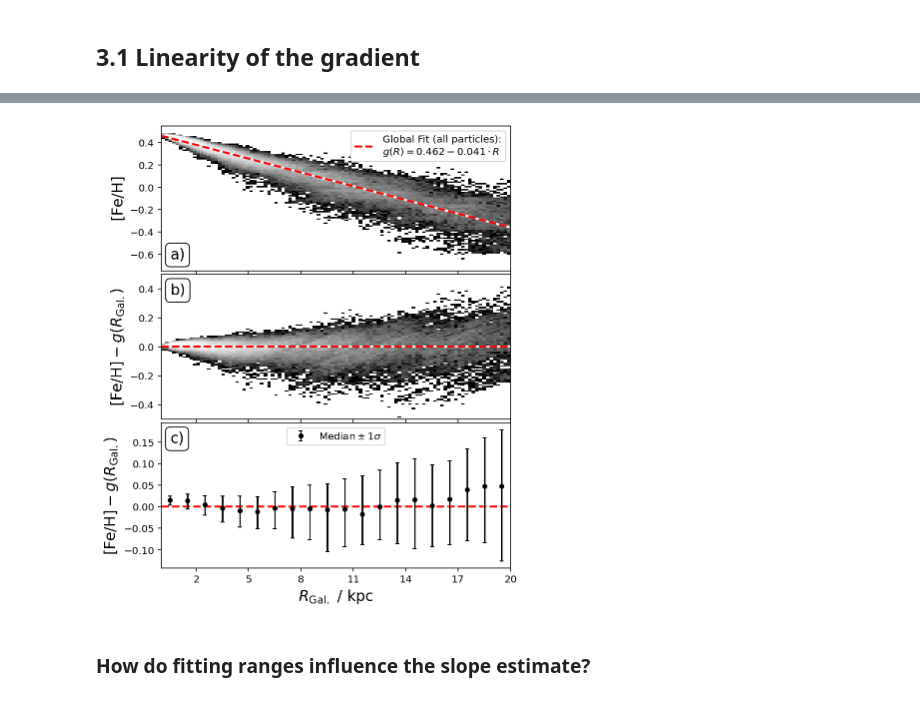
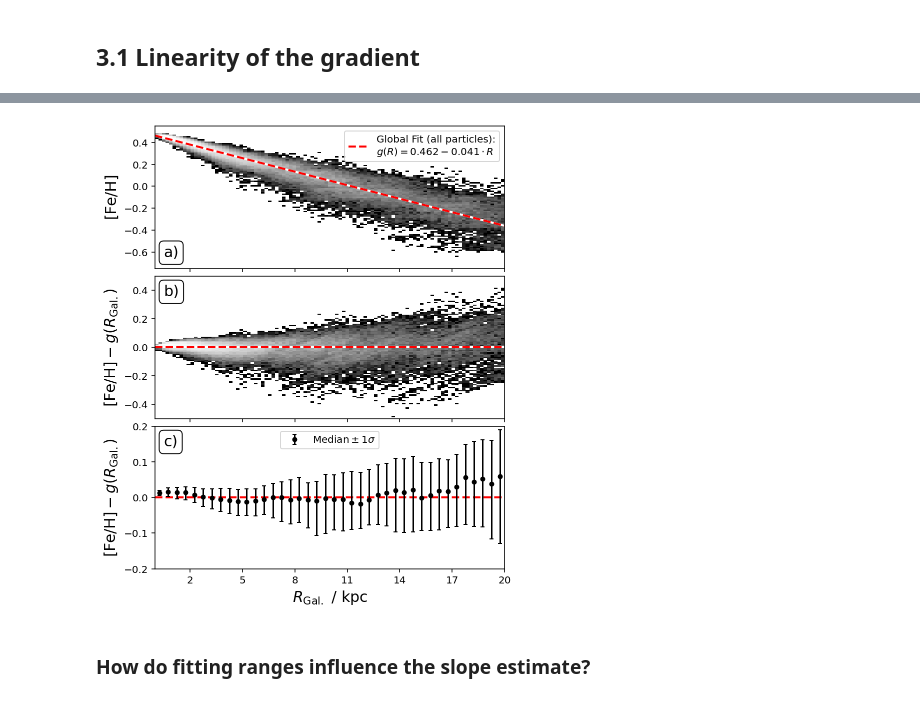
Before and after one commit to svenbuder/nihao_radial_metallicity_gradients, a Jupyter notebook: nihao_radial_metallicity_gradients.ipynb, the cells around one changed output, grey strips where cells are left out. Cells and saved outputs as stored; diff of their text form; code cells hidden in the pictures.

Commit message:
added feh spread at different radii

```diff
--- a/nihao_radial_metallicity_gradients.ipynb
+++ b/nihao_radial_metallicity_gradients.ipynb
@@ -392,7 +392,9 @@ ax.text(0.025,0.94,panels[2],fontsize=15,transform=ax.transAxes,va='top',ha='lef
 ax.set_xlabel(r'$R_\mathrm{Gal.}~/~\mathrm{kpc}$')
 ax.set_ylabel(r'$\mathrm{[Fe/H]} - g(R_\mathrm{Gal.})$')
 
-R_bins = np.linspace(0,nihao_R_max,21)
+R_bins = np.linspace(0,nihao_R_max,41)
+
+Fe_H_spread = []
 
 for R_index, (R_bin_min, R_bin_max) in enumerate(zip(R_bins[:-1],R_bins[1:])):
 
@@ -416,36 +418,41 @@ for R_index, (R_bin_min, R_bin_max) in enumerate(zip(R_bins[:-1],R_bins[1:])):
         c = 'k',ms=4,fmt='o',label = label,
         capsize=2, zorder = 3
     )
+
+    if R_bin_min in [0.0,8.0,19.0]:
+        Fe_H_spread = np.round(0.5*(perc[2]-perc[0]),2)
+        np.savetxt('tex_text/fe_h_spread_at_R_'+str(int(R_bin_min))+'kpc.tex',[r'$\sigma \mathrm{[Fe/H]} = '+str(Fe_H_spread)+'\,\mathrm{dex}$%'],fmt='%s')
+
     if R_index == 0:
         legend_labels = []
         legend_labels.append(s)
-
 
 ax.plot(
     R_line,
     Fe_H_line,
     c = 'w',lw=2,
     zorder = 2
 )
 s2 = ax.plot(
     R_line,
     Fe_H_line,
     c = 'r',lw=2,ls='dashed',
     zorder = 2
 )
+ax.set_ylim(-0.2,0.2)
 
 ax.set_xlim(0,nihao_R_max)
 ax.set_xticks([2,5,8,11,14,17,20])
 
 ax.legend(loc = 'upper center', fontsize=10)
 
 plt.tight_layout(h_pad=0)
 
 plt.savefig('figures/global_r_feh_fit.png',dpi=300,bbox_inches='tight')
 plt.show()
 plt.close()
 # %% [output]
-[figure, old version]
+[figure, new version]
 # %% [markdown]
 ### How do fitting ranges influence the slope estimate?
 # %%
```
Also changed, not shown: 4 other files.
